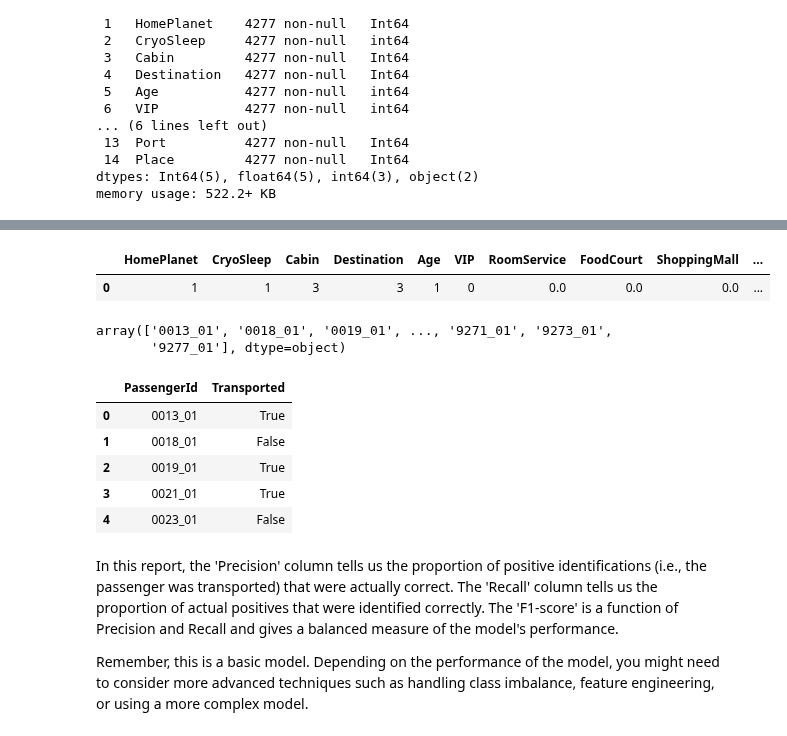
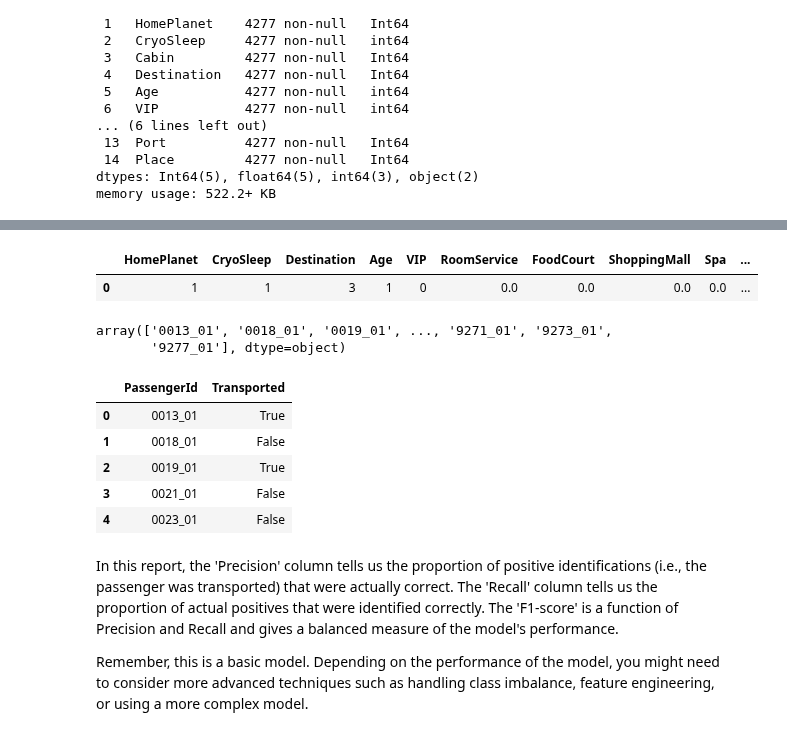
Before and after one commit to Sadeqsoli/SpaceTitanicSurvivors, a Jupyter notebook: spacetitanicsurvivors.ipynb, the cells around one changed output, grey strips where cells are left out. Saved outputs shown, nothing was run; the diff lists cells and outputs as text; code cells hidden in the pictures.

```diff
--- a/spacetitanicsurvivors.ipynb
+++ b/spacetitanicsurvivors.ipynb
@@ -134,0 +155,3 @@ memory usage: 967.9+ KB
+# %%
+df[['HomePlanet', 'CryoSleep', 'Destination', 'Age', 'VIP', 'Port', 'Place']] = df[['HomePlanet', 'CryoSleep', 'Destination', 'Age', 'VIP', 'Port', 'Place']].astype('Int64')
+df.describe()
@@ -450,9 +433,9 @@ dtypes: Int64(5), float64(5), int64(3), object(2)
 memory usage: 522.2+ KB
 # %%
 # # Apply log transformation
-# df_test['RoomService'] = np.log1p(df_test['RoomService'])
-# df_test['FoodCourt'] = np.log1p(df_test['FoodCourt'])
-# df_test['ShoppingMall'] = np.log1p(df_test['ShoppingMall'])
-# df_test['Spa'] = np.log1p(df_test['Spa'])
-# df_test['VRDeck'] = np.log1p(df_test['VRDeck'])
-# df_test.head(3)
+df_test['RoomService'] = np.log1p(df_test['RoomService'])
+df_test['FoodCourt'] = np.log1p(df_test['FoodCourt'])
+df_test['ShoppingMall'] = np.log1p(df_test['ShoppingMall'])
+df_test['Spa'] = np.log1p(df_test['Spa'])
+df_test['VRDeck'] = np.log1p(df_test['VRDeck'])
+df_test.head(3)
@@ -459,8 +447,8 @@ memory usage: 522.2+ KB
 # %%
 # Apply square root transformation
-df_test['RoomService'] = df_test['RoomService']**0.5
-df_test['FoodCourt'] = df_test['FoodCourt']**0.5
-df_test['ShoppingMall'] = df['ShoppingMall']**0.5
-df_test['Spa'] = df_test['Spa']**0.5
-df_test['VRDeck'] = df_test['VRDeck']**0.5
-df_test.head(3)
+# df_test['RoomService'] = df_test['RoomService']**0.5
+# df_test['FoodCourt'] = df_test['FoodCourt']**0.5
+# df_test['ShoppingMall'] = df['ShoppingMall']**0.5
+# df_test['Spa'] = df_test['Spa']**0.5
+# df_test['VRDeck'] = df_test['VRDeck']**0.5
+# df_test.head(3)
@@ -480,3 +463,11 @@ df_test.head(3)
 # # unique_groups = np.unique(ids_groups[:,0])
 # df['GroupID'] = df.groupby(ids_groups[:,0]).ngroup()
 # df.info()
+# %%
+#Lastnames and groups
+lastNames = df_test['Name'].str.split(' ').str[-1]
+ids_groups = df_test['PassengerId'].apply(lambda x: x.split('_')[0])
+
+df_test['FamilyId'] = pd.factorize(lastNames)[0]
+df_test['GroupId'] = pd.factorize(ids_groups)[0]
+df_test.head()
@@ -483,9 +481,9 @@ df_test.head(3)
 # %%
-df_test = df_test.drop(columns=['PassengerId','Name'])
+df_test = df_test.drop(columns=['PassengerId','Name','Cabin'])
 df_test.head(1)
 # %% [output]
-|  | HomePlanet | CryoSleep | Cabin | Destination | Age | VIP | RoomService | FoodCourt | ShoppingMall | ... |
-| 0 | 1 | 1 | 3 | 3 | 1 | 0 | 0.0 | 0.0 | 0.0 | ... |
+|  | HomePlanet | CryoSleep | Destination | Age | VIP | RoomService | FoodCourt | ShoppingMall | Spa | ... |
+| 0 | 1 | 1 | 3 | 1 | 0 | 0.0 | 0.0 | 0.0 | 0.0 | ... |
 # %%
 # df_test['Aged'] = np.where(df_test.Age > 15, 1,0)
 # df_test.head(1)
@@ -510,14 +508,14 @@ df_predictions = pd.DataFrame()
 df_predictions['PassengerId'] = pd.Series(ids_test.T.values)
 df_predictions['Transported'] = pd.Series(predictions)
 df_predictions.Transported = np.where(df_predictions.Transported==1,True,False)
-df_predictions.to_csv("11thAttempt.csv", sep=',', index=False)
+df_predictions.to_csv("12thAttempt.csv", sep=',', index=False)
 df_predictions.head()
 # %% [output]
 |  | PassengerId | Transported |
 | 0 | 0013_01 | True |
 | 1 | 0018_01 | False |
 | 2 | 0019_01 | True |
-| 3 | 0021_01 | True |
+| 3 | 0021_01 | False |
 | 4 | 0023_01 | False |
 # %% [markdown]
 In this report, the 'Precision' column tells us the proportion of positive identifications (i.e., the passenger was transported) that were actually correct. The 'Recall' column tells us the proportion of actual positives that were identified correctly. The 'F1-score' is a function of Precision and Recall and gives a balanced measure of the model's performance.
```
Also changed, not shown: parts of 22 cells of this notebook.
